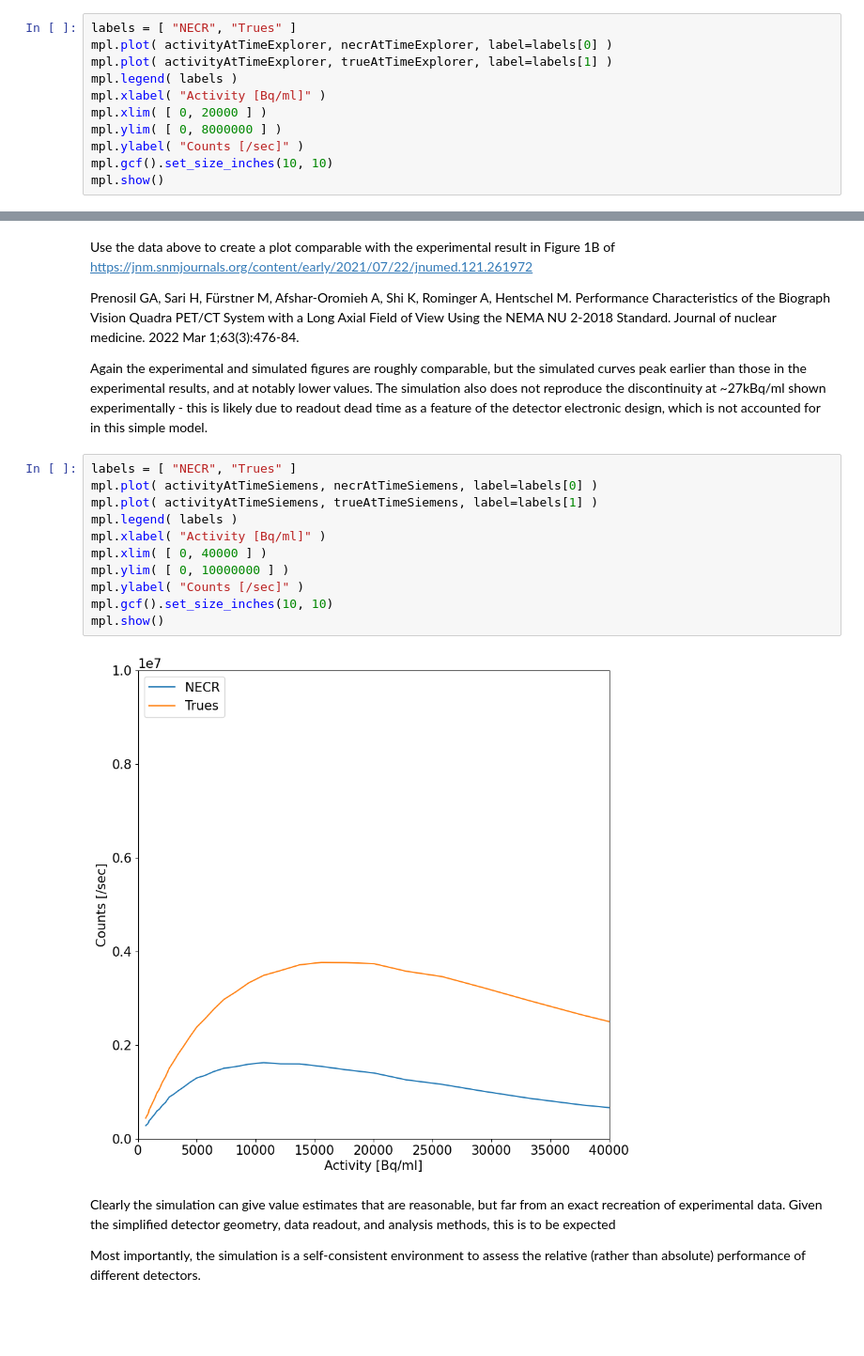
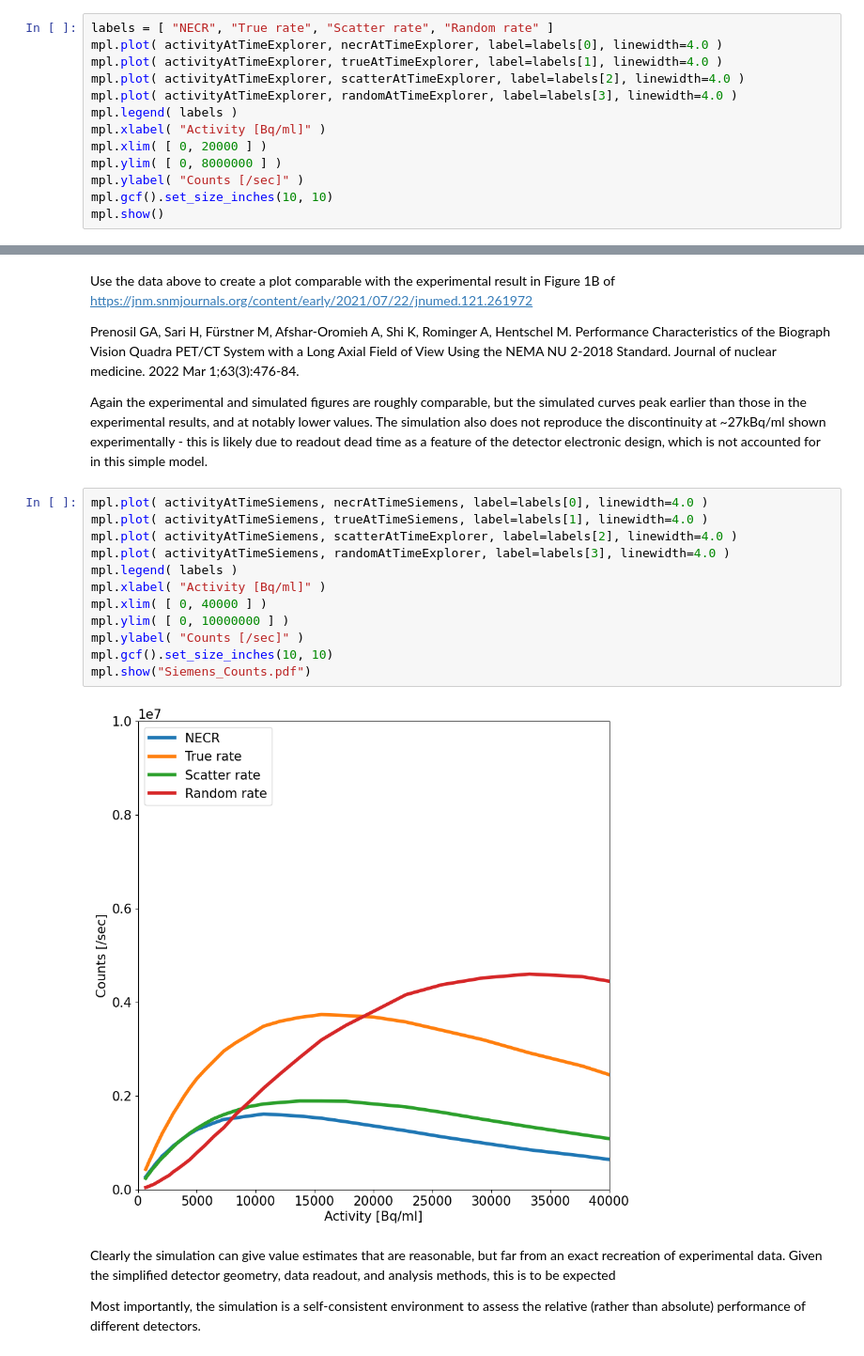
Before and after one commit to bwynneHEP/SimplePetScanner, a Jupyter notebook: analysis/SiemensVsExplorerNECR.ipynb, the cells around one changed output, grey strips where cells are left out. Shown at 94% size. Cells and saved outputs as stored; diff of their text form; blank space fills up the shorter version.

```diff
--- a/analysis/SiemensVsExplorerNECR.ipynb
+++ b/analysis/SiemensVsExplorerNECR.ipynb
@@ -98,9 +189,11 @@ Spencer BA, Berg E, Schmall JP, Omidvari N, Leung EK, Abdelhafez YG, Tang S, Den
 
 Note that the corresponding curves have broadly similar shapes and values, but the simulated results appear to reach a maximum value before the experimental ones do
 # %%
-labels = [ "NECR", "Trues" ]
-mpl.plot( activityAtTimeExplorer, necrAtTimeExplorer, label=labels[0] )
-mpl.plot( activityAtTimeExplorer, trueAtTimeExplorer, label=labels[1] )
+labels = [ "NECR", "True rate", "Scatter rate", "Random rate" ]
+mpl.plot( activityAtTimeExplorer, necrAtTimeExplorer, label=labels[0], linewidth=4.0 )
+mpl.plot( activityAtTimeExplorer, trueAtTimeExplorer, label=labels[1], linewidth=4.0 )
+mpl.plot( activityAtTimeExplorer, scatterAtTimeExplorer, label=labels[2], linewidth=4.0 )
+mpl.plot( activityAtTimeExplorer, randomAtTimeExplorer, label=labels[3], linewidth=4.0 )
 mpl.legend( labels )
 mpl.xlabel( "Activity [Bq/ml]" )
 mpl.xlim( [ 0, 20000 ] )
@@ -117,18 +210,19 @@ Prenosil GA, Sari H, Fürstner M, Afshar-Oromieh A, Shi K, Rominger A, Hentschel
 
 Again the experimental and simulated figures are roughly comparable, but the simulated curves peak earlier than those in the experimental results, and at notably lower values. The simulation also does not reproduce the discontinuity at ~27kBq/ml shown experimentally - this is likely due to readout dead time as a feature of the detector electronic design, which is not accounted for in this simple model.
 # %%
-labels = [ "NECR", "Trues" ]
-mpl.plot( activityAtTimeSiemens, necrAtTimeSiemens, label=labels[0] )
-mpl.plot( activityAtTimeSiemens, trueAtTimeSiemens, label=labels[1] )
+mpl.plot( activityAtTimeSiemens, necrAtTimeSiemens, label=labels[0], linewidth=4.0 )
+mpl.plot( activityAtTimeSiemens, trueAtTimeSiemens, label=labels[1], linewidth=4.0 )
+mpl.plot( activityAtTimeSiemens, scatterAtTimeExplorer, label=labels[2], linewidth=4.0 )
+mpl.plot( activityAtTimeSiemens, randomAtTimeExplorer, label=labels[3], linewidth=4.0 )
 mpl.legend( labels )
 mpl.xlabel( "Activity [Bq/ml]" )
 mpl.xlim( [ 0, 40000 ] )
 mpl.ylim( [ 0, 10000000 ] )
 mpl.ylabel( "Counts [/sec]" )
 mpl.gcf().set_size_inches(10, 10)
-mpl.show()
+mpl.show("Siemens_Counts.pdf")
 # %% [output]
-[figure, old version]
+[figure, new version]
 # %% [markdown]
 Clearly the simulation can give value estimates that are reasonable, but far from an exact recreation of experimental data. Given the simplified detector geometry, data readout, and analysis methods, this is to be expected
 
```
Also changed, not shown: parts of 3 cells of this notebook, 1 other file.
